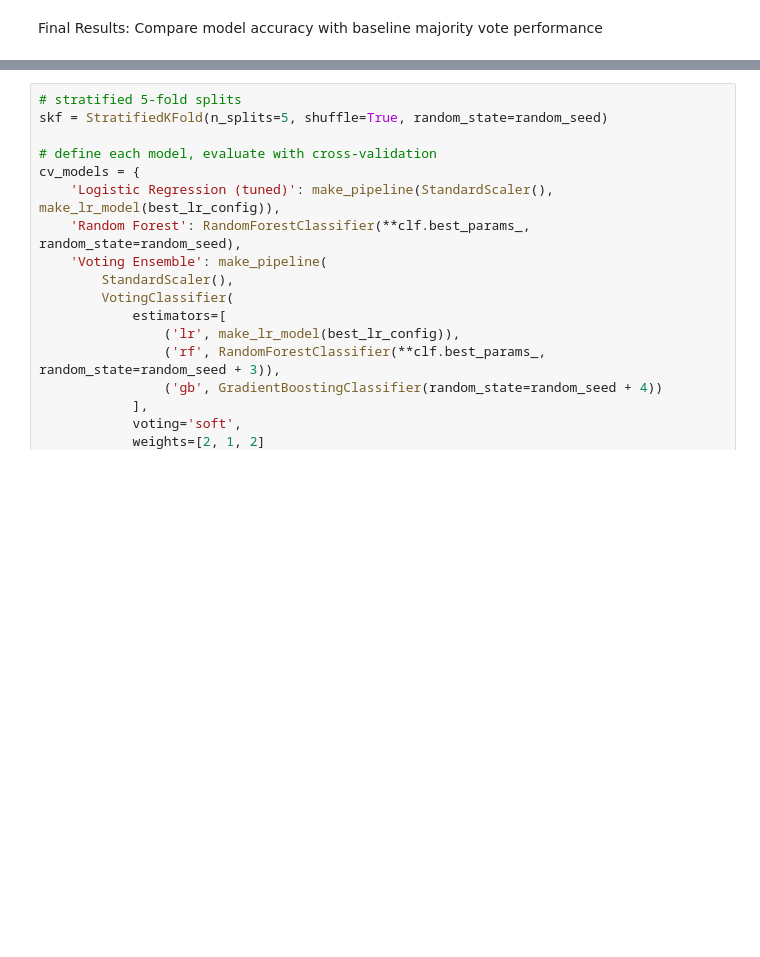
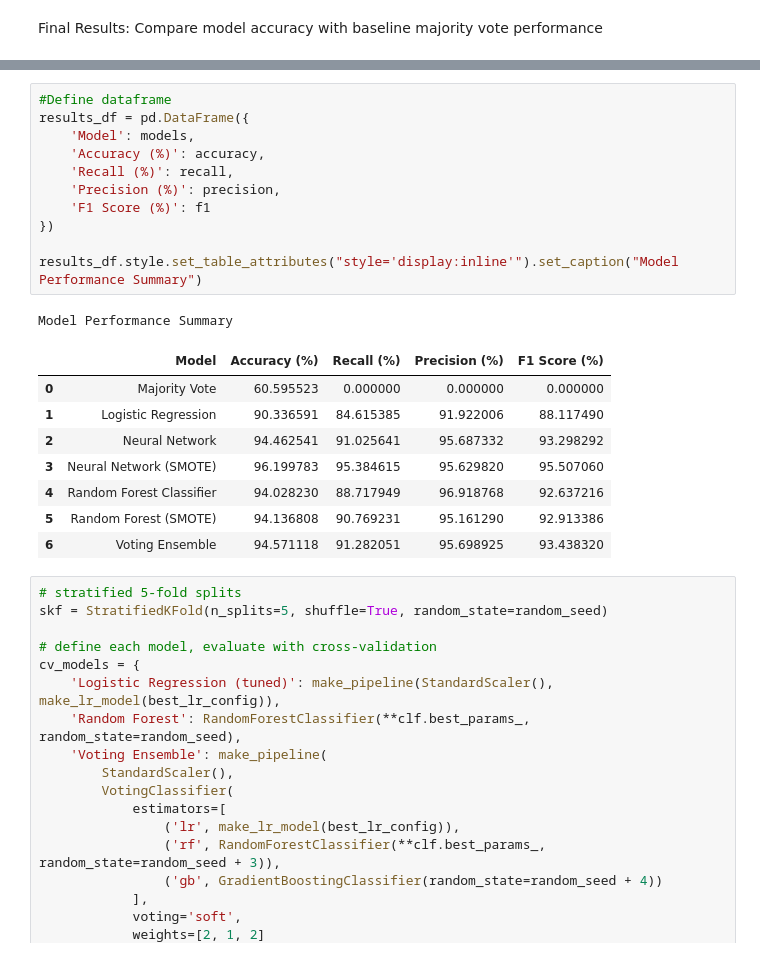
Before and after one commit to mayyan531/Spambase, a Jupyter notebook: spambase.ipynb, the cells around one changed output, grey strips where cells are left out. Cells and saved outputs as stored; diff of their text form; blank space fills up the shorter version.

```diff
--- a/spambase.ipynb
+++ b/spambase.ipynb
@@ -479,3 +486,24 @@ plt.show()
+# %%
+#Define dataframe
+results_df = pd.DataFrame({
+    'Model': models,
+    'Accuracy (%)': accuracy,
+    'Recall (%)': recall,
+    'Precision (%)': precision,
+    'F1 Score (%)': f1
+})
+
+results_df.style.set_table_attributes("style='display:inline'").set_caption("Model Performance Summary")
+# %% [output]
+Model Performance Summary
+|  | Model | Accuracy (%) | Recall (%) | Precision (%) | F1 Score (%) |
+| 0 | Majority Vote | 60.595523 | 0.000000 | 0.000000 | 0.000000 |
+| 1 | Logistic Regression | 90.336591 | 84.615385 | 91.922006 | 88.117490 |
+| 2 | Neural Network | 94.462541 | 91.025641 | 95.687332 | 93.298292 |
+| 3 | Neural Network (SMOTE) | 96.199783 | 95.384615 | 95.629820 | 95.507060 |
+| 4 | Random Forest Classifier | 94.028230 | 88.717949 | 96.918768 | 92.637216 |
+| 5 | Random Forest (SMOTE) | 94.136808 | 90.769231 | 95.161290 | 92.913386 |
+| 6 | Voting Ensemble | 94.571118 | 91.282051 | 95.698925 | 93.438320 |
 # %%
 # stratified 5-fold splits
 skf = StratifiedKFold(n_splits=5, shuffle=True, random_state=random_seed)
```
Also changed, not shown: parts of 8 cells of this notebook, 1 other file.
